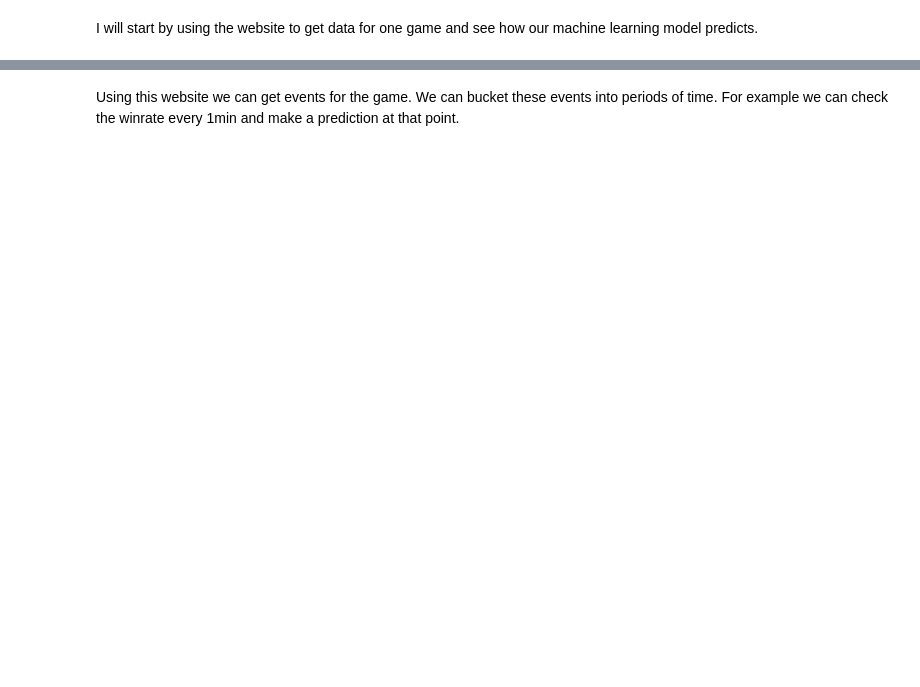
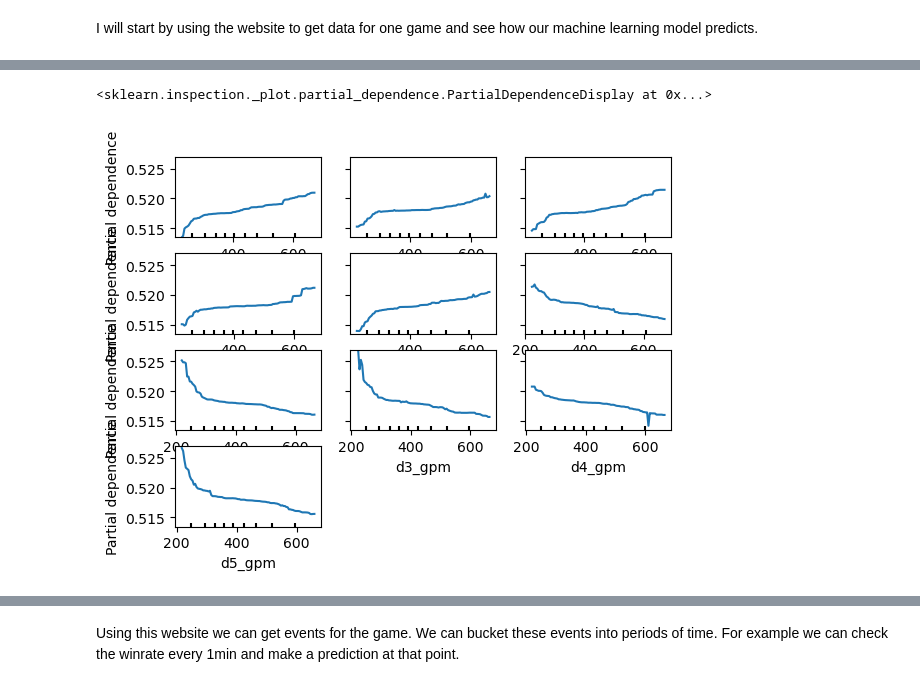
Before and after one commit to Mvtj22/ExploringDota2MatchData, a Jupyter notebook: Dota2matches:6-70-6-88.ipynb, the cells around one changed output, grey strips where cells are left out. Saved outputs shown, nothing was run; the diff lists cells and outputs as text; code cells hidden in the pictures; blank space fills up the shorter version.

```diff
--- a/Dota2matches:6-70-6-88.ipynb
+++ b/Dota2matches:6-70-6-88.ipynb
@@ -405,0 +440,7 @@ Index: []
+# %%
+datafeatures = ["r1_gpm", "r2_gpm", "r3_gpm", "r4_gpm", "r5_gpm","d1_gpm", "d2_gpm", "d3_gpm", "d4_gpm", "d5_gpm"]
+
+plot_partial_dependence(forest_model, train_X, datafeatures)
+# %% [output]
+<sklearn.inspection._plot.partial_dependence.PartialDependenceDisplay at 0x...>
+[figure, added]
```
Also changed, not shown: parts of 10 cells of this notebook.
